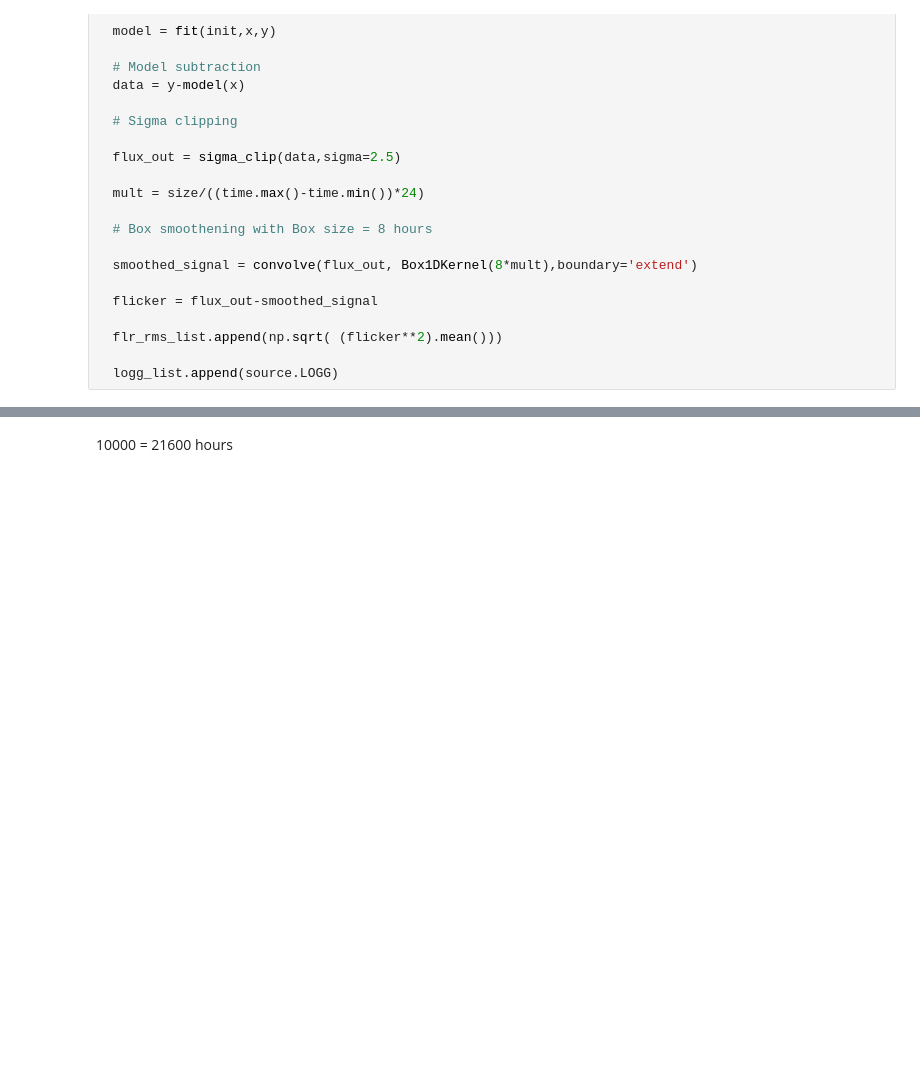
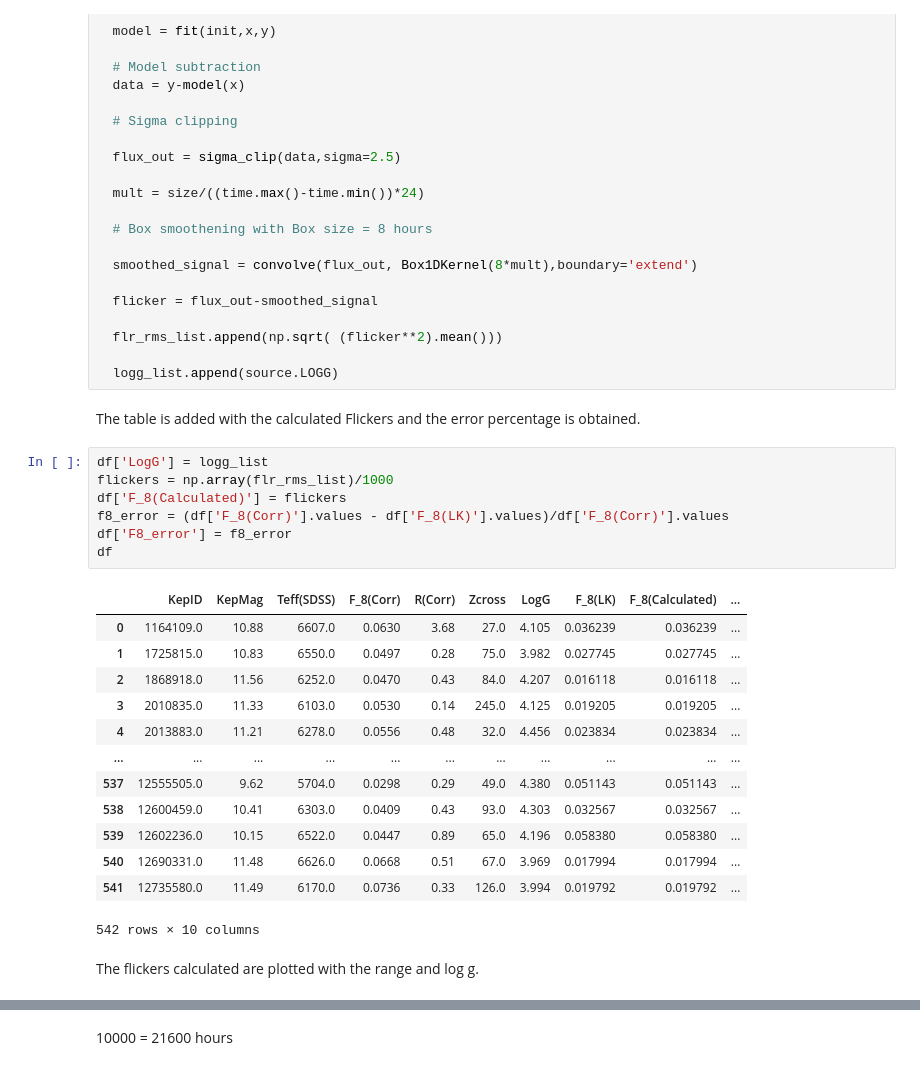
Before and after one commit to Srivardini11/lark, a Jupyter notebook: Photometric_Flicker_Revisited.ipynb, the cells around one changed output, grey strips where cells are left out. Drawn from its saved outputs; the diff is of its cells as text; blank space fills up the shorter version.

```diff
--- a/Photometric_Flicker_Revisited.ipynb
+++ b/Photometric_Flicker_Revisited.ipynb
@@ -123,3 +127,28 @@ for id in df['KepID']:
   flr_rms_list.append(np.sqrt( (flicker**2).mean()))
 
   logg_list.append(source.LOGG)
+# %% [markdown]
+The table is added with the calculated Flickers and the error percentage is obtained.
+# %%
+df['LogG'] = logg_list
+flickers = np.array(flr_rms_list)/1000
+df['F_8(Calculated)'] = flickers
+f8_error = (df['F_8(Corr)'].values - df['F_8(LK)'].values)/df['F_8(Corr)'].values
+df['F8_error'] = f8_error
+df
+# %% [output]
+|  | KepID | KepMag | Teff(SDSS) | F_8(Corr) | R(Corr) | Zcross | LogG | F_8(LK) | F_8(Calculated) | ... |
+| 0 | 1164109.0 | 10.88 | 6607.0 | 0.0630 | 3.68 | 27.0 | 4.105 | 0.036239 | 0.036239 | ... |
+| 1 | 1725815.0 | 10.83 | 6550.0 | 0.0497 | 0.28 | 75.0 | 3.982 | 0.027745 | 0.027745 | ... |
+| 2 | 1868918.0 | 11.56 | 6252.0 | 0.0470 | 0.43 | 84.0 | 4.207 | 0.016118 | 0.016118 | ... |
+| 3 | 2010835.0 | 11.33 | 6103.0 | 0.0530 | 0.14 | 245.0 | 4.125 | 0.019205 | 0.019205 | ... |
+| 4 | 2013883.0 | 11.21 | 6278.0 | 0.0556 | 0.48 | 32.0 | 4.456 | 0.023834 | 0.023834 | ... |
+| ... | ... | ... | ... | ... | ... | ... | ... | ... | ... | ... |
+| 537 | 12555505.0 | 9.62 | 5704.0 | 0.0298 | 0.29 | 49.0 | 4.380 | 0.051143 | 0.051143 | ... |
+| 538 | 12600459.0 | 10.41 | 6303.0 | 0.0409 | 0.43 | 93.0 | 4.303 | 0.032567 | 0.032567 | ... |
+| 539 | 12602236.0 | 10.15 | 6522.0 | 0.0447 | 0.89 | 65.0 | 4.196 | 0.058380 | 0.058380 | ... |
+| 540 | 12690331.0 | 11.48 | 6626.0 | 0.0668 | 0.51 | 67.0 | 3.969 | 0.017994 | 0.017994 | ... |
+| 541 | 12735580.0 | 11.49 | 6170.0 | 0.0736 | 0.33 | 126.0 | 3.994 | 0.019792 | 0.019792 | ... |
+542 rows × 10 columns
+# %% [markdown]
+The flickers calculated are plotted with the range and log g.
```
Also changed, not shown: parts of 17 cells of this notebook.
